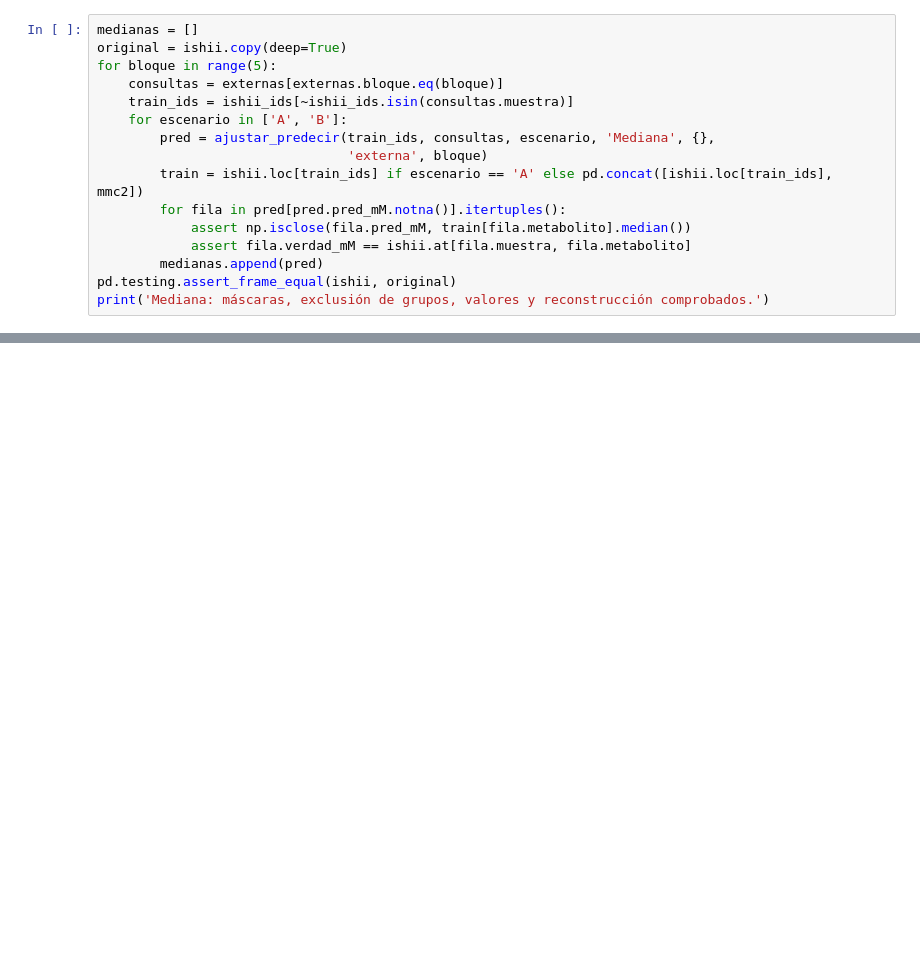
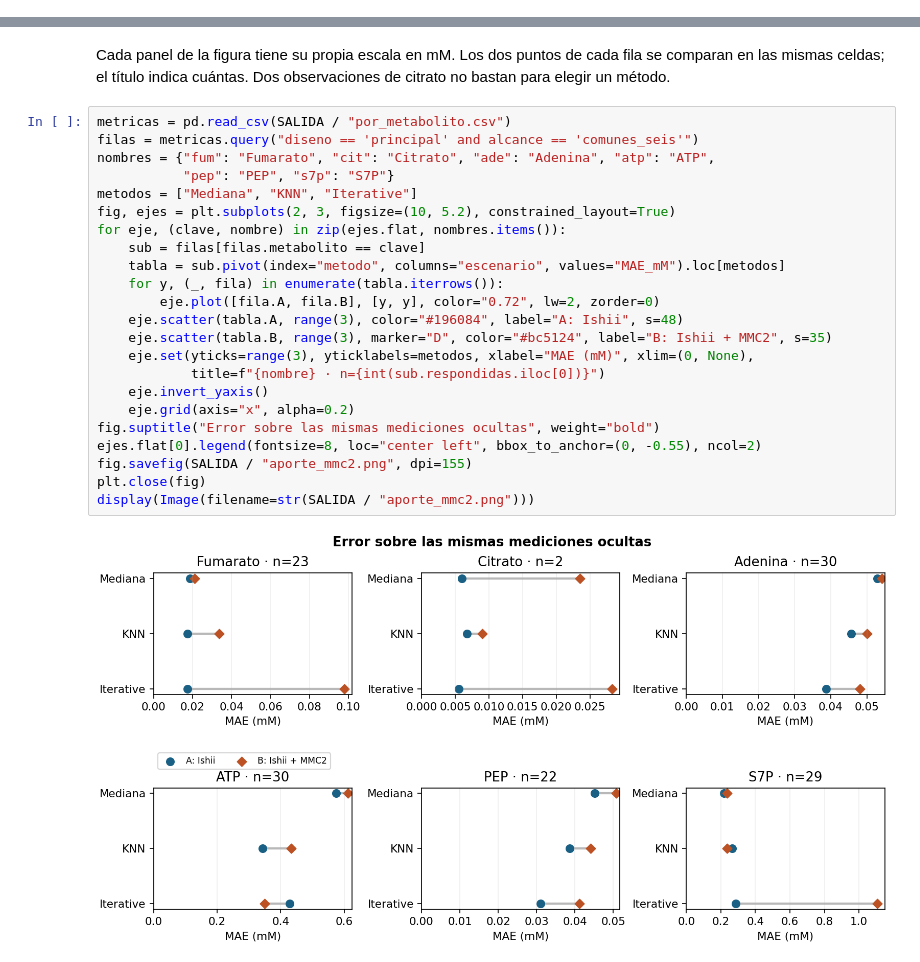
Before and after one commit to pedro1ani/Ipre, a Jupyter notebook: 02_imputacion_evaluacion.ipynb, the cells around one changed output, grey strips where cells are left out. Cells and saved outputs as stored; diff of their text form; blank space fills up the shorter version.

Commit message:
Evaluar predictores exclusivos de Ishii y el aporte de MMC2 en mM

```diff
--- a/02_imputacion_evaluacion.ipynb
+++ b/02_imputacion_evaluacion.ipynb
@@ -308,16 +0,0 @@ La prueba compara cada predicción con la mediana directa del entrenamiento admi
-# %%
-medianas = []
-original = ishii.copy(deep=True)
-for bloque in range(5):
-    consultas = externas[externas.bloque.eq(bloque)]
-    train_ids = ishii_ids[~ishii_ids.isin(consultas.muestra)]
-    for escenario in ['A', 'B']:
-        pred = ajustar_predecir(train_ids, consultas, escenario, 'Mediana', {},
-                                'externa', bloque)
-        train = ishii.loc[train_ids] if escenario == 'A' else pd.concat([ishii.loc[train_ids], mmc2])
-        for fila in pred[pred.pred_mM.notna()].itertuples():
-            assert np.isclose(fila.pred_mM, train[fila.metabolito].median())
-            assert fila.verdad_mM == ishii.at[fila.muestra, fila.metabolito]
-        medianas.append(pred)
-pd.testing.assert_frame_equal(ishii, original)
-print('Mediana: máscaras, exclusión de grupos, valores y reconstrucción comprobados.')
@@ -912,0 +34,27 @@ Datos fuente: `evaluacion/resumen_global.csv`, `validacion_celdas.csv`, `imputac
+# %% [markdown]
+Cada panel de la figura tiene su propia escala en mM. Los dos puntos de cada fila se comparan en las mismas celdas; el título indica cuántas. Dos observaciones de citrato no bastan para elegir un método.
+# %%
+metricas = pd.read_csv(SALIDA / "por_metabolito.csv")
+filas = metricas.query("diseno == 'principal' and alcance == 'comunes_seis'")
+nombres = {"fum": "Fumarato", "cit": "Citrato", "ade": "Adenina", "atp": "ATP",
+           "pep": "PEP", "s7p": "S7P"}
+metodos = ["Mediana", "KNN", "Iterative"]
+fig, ejes = plt.subplots(2, 3, figsize=(10, 5.2), constrained_layout=True)
+for eje, (clave, nombre) in zip(ejes.flat, nombres.items()):
+    sub = filas[filas.metabolito == clave]
+    tabla = sub.pivot(index="metodo", columns="escenario", values="MAE_mM").loc[metodos]
+    for y, (_, fila) in enumerate(tabla.iterrows()):
+        eje.plot([fila.A, fila.B], [y, y], color="0.72", lw=2, zorder=0)
+    eje.scatter(tabla.A, range(3), color="#196084", label="A: Ishii", s=48)
+    eje.scatter(tabla.B, range(3), marker="D", color="#bc5124", label="B: Ishii + MMC2", s=35)
+    eje.set(yticks=range(3), yticklabels=metodos, xlabel="MAE (mM)", xlim=(0, None),
+            title=f"{nombre} · n={int(sub.respondidas.iloc[0])}")
+    eje.invert_yaxis()
+    eje.grid(axis="x", alpha=0.2)
+fig.suptitle("Error sobre las mismas mediciones ocultas", weight="bold")
+ejes.flat[0].legend(fontsize=8, loc="center left", bbox_to_anchor=(0, -0.55), ncol=2)
+fig.savefig(SALIDA / "aporte_mmc2.png", dpi=155)
+plt.close(fig)
+display(Image(filename=str(SALIDA / "aporte_mmc2.png")))
+# %% [output]
+[figure, added]
```
Also changed, not shown: parts of 35 cells of this notebook, 42 other files.
